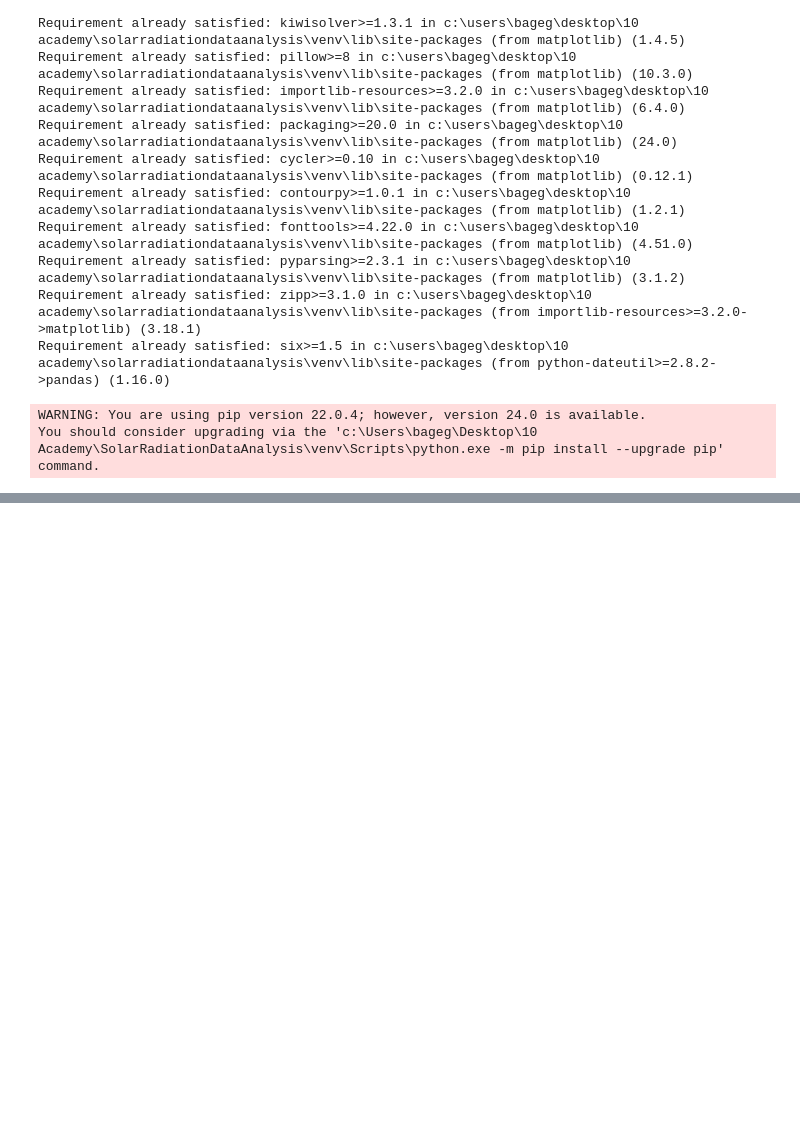
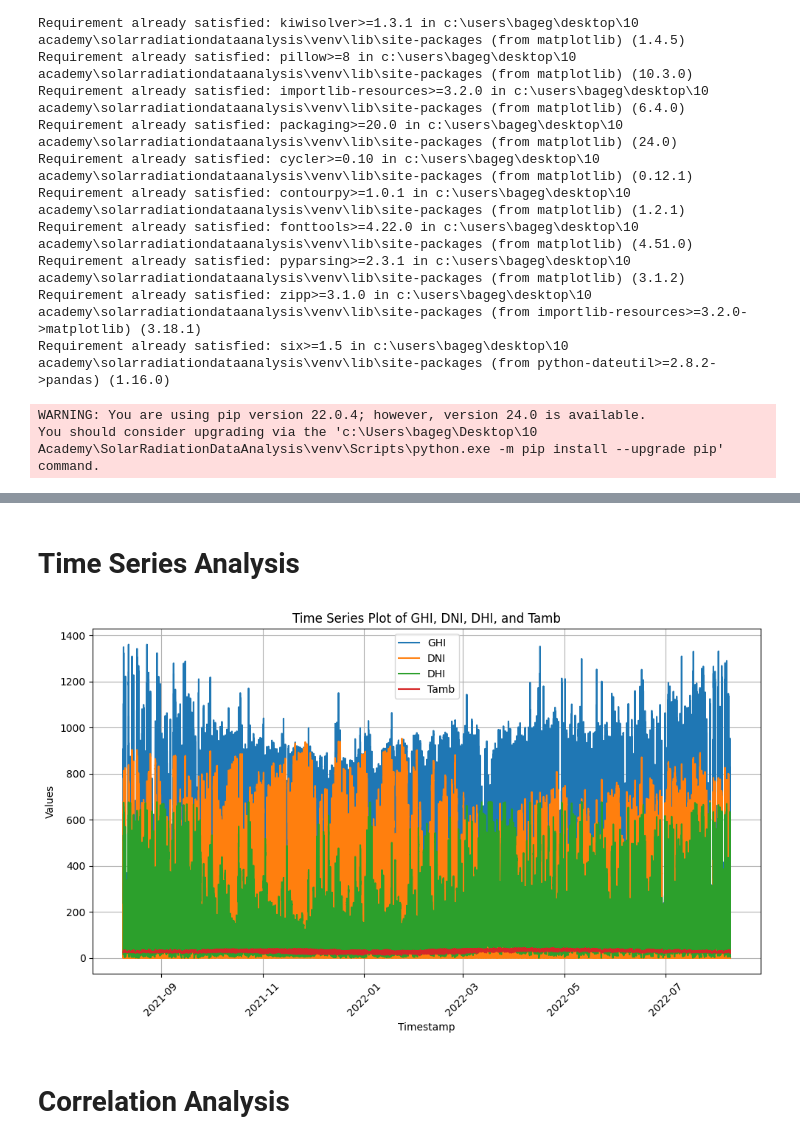
Before and after one commit to mihretgold/SolarRadiationDataAnalysis, a Jupyter notebook: src/notebooks/analysis_notebook.ipynb, the cells around one changed output, grey strips where cells are left out. Saved outputs shown, nothing was run; the diff lists cells and outputs as text; code cells hidden in the pictures; blank space fills up the shorter version.

Commit message:
fix data analysis

```diff
--- a/src/notebooks/analysis_notebook.ipynb
+++ b/src/notebooks/analysis_notebook.ipynb
@@ -241,0 +113,11 @@ plt.show()
+# %%
+# Filter rows where all values in GHI, DNI, DHI are between 0 and 1361 (inclusive)
+filtered_entries = ((df['GHI'] >= 0) & (df['GHI'] <= 1361) &
+                    (df['DNI'] >= 0) & (df['DNI'] <= 1361) &
+                    (df['DHI'] >= 0) & (df['DHI'] <= 1361))
+
+# Keep only the filtered rows
+df = df[filtered_entries]
+
+df.info()
+df.head()
@@ -241,0 +150,12 @@ plt.show()
+# %%
+# Define a threshold (e.g., 3 standard deviations)
+z_thresh = 3
+
+# Calculate z-scores for GHI, DNI, DHI
+z_scores = np.abs(stats.zscore(df[['GHI', 'DNI', 'DHI']]))
+
+# Filter rows where any absolute z-score is above the threshold
+filtered_entries = ~(z_scores > z_thresh).any(axis=1)
+df = df[filtered_entries]
+df.info()
+df.head()
@@ -241,0 +186,23 @@ plt.show()
+# %% [markdown]
+# Time Series Analysis
+# %%
+# Convert the Timestamp column to datetime format
+df['Timestamp'] = pd.to_datetime(df['Timestamp'])
+plt.figure(figsize=(10, 6))  # Adjust figure size as needed
+plt.plot(df['Timestamp'], df['GHI'], label='GHI')
+plt.plot(df['Timestamp'], df['DNI'], label='DNI')
+plt.plot(df['Timestamp'], df['DHI'], label='DHI')
+plt.plot(df['Timestamp'], df['Tamb'], label='Tamb')  # Assuming Tamb is temperature
+
+plt.xlabel('Timestamp')
+plt.ylabel('Values')
+plt.title('Time Series Plot of GHI, DNI, DHI, and Tamb')
+plt.legend()
+plt.grid(True)
+plt.xticks(rotation=45)  # Rotate x-axis labels for readability if many data points
+plt.tight_layout()
+plt.show()
+# %% [output]
+[figure, added]
+# %% [markdown]
+# Correlation Analysis
```
Also changed, not shown: parts of 38 cells of this notebook.
